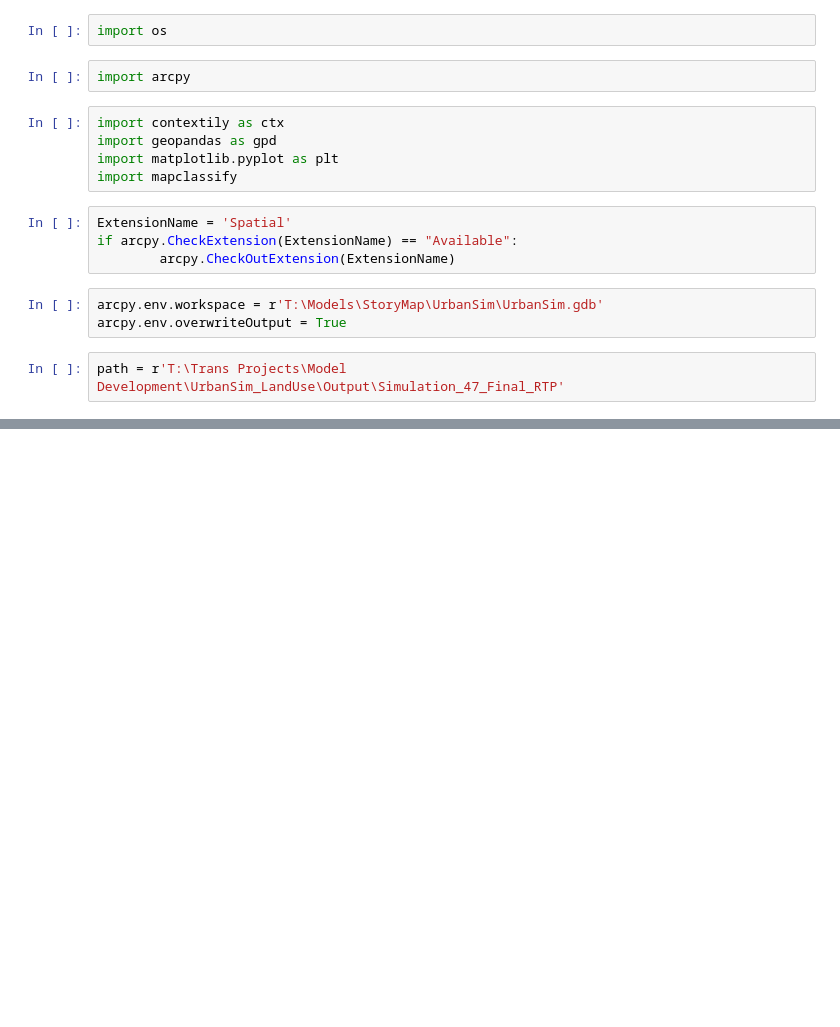
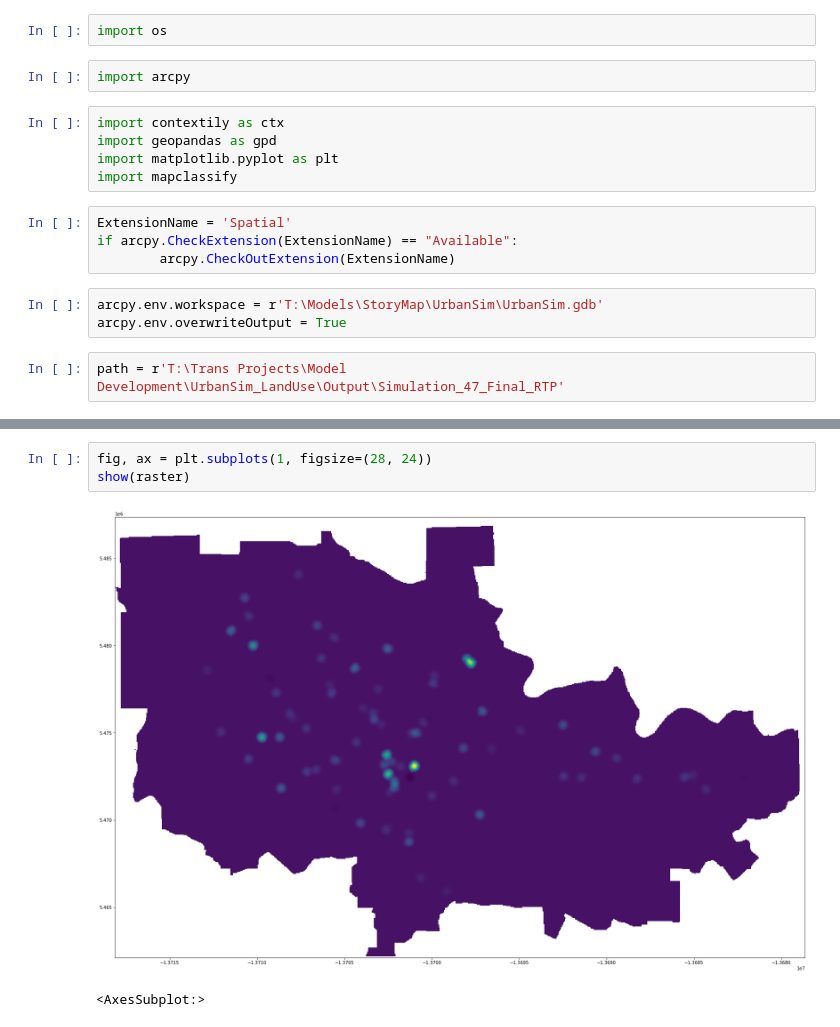
Before and after one commit to dongmeic/ModelsStoryMap, a Jupyter notebook: data/new_developments_heatmap.ipynb, the cells around one changed output, grey strips where cells are left out. Drawn from its saved outputs; the diff is of its cells as text; blank space fills up the shorter version.

```diff
--- a/data/new_developments_heatmap.ipynb
+++ b/data/new_developments_heatmap.ipynb
@@ -20,0 +95,6 @@ newDev = gpd.read_file(os.path.join(path, 'new_developments.shp'))
+# %%
+fig, ax = plt.subplots(1, figsize=(28, 24))
+show(raster)
+# %% [output]
+[figure, added]
+<AxesSubplot:>
```
Also changed, not shown: parts of 32 cells of this notebook.
